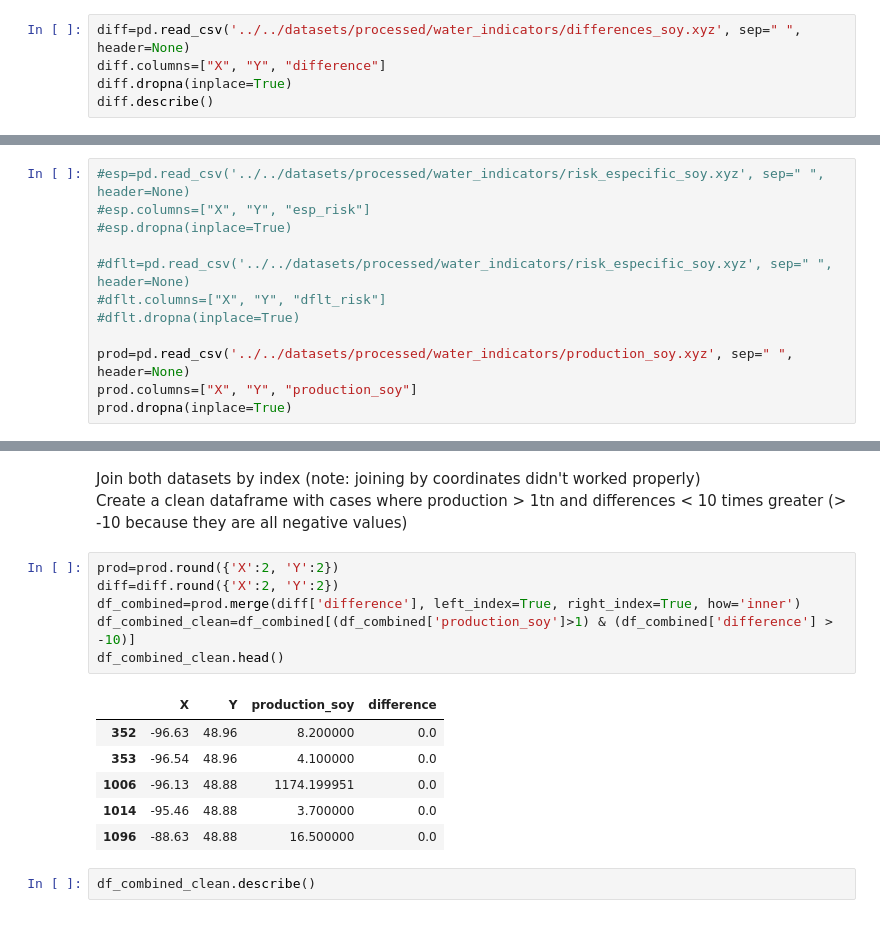
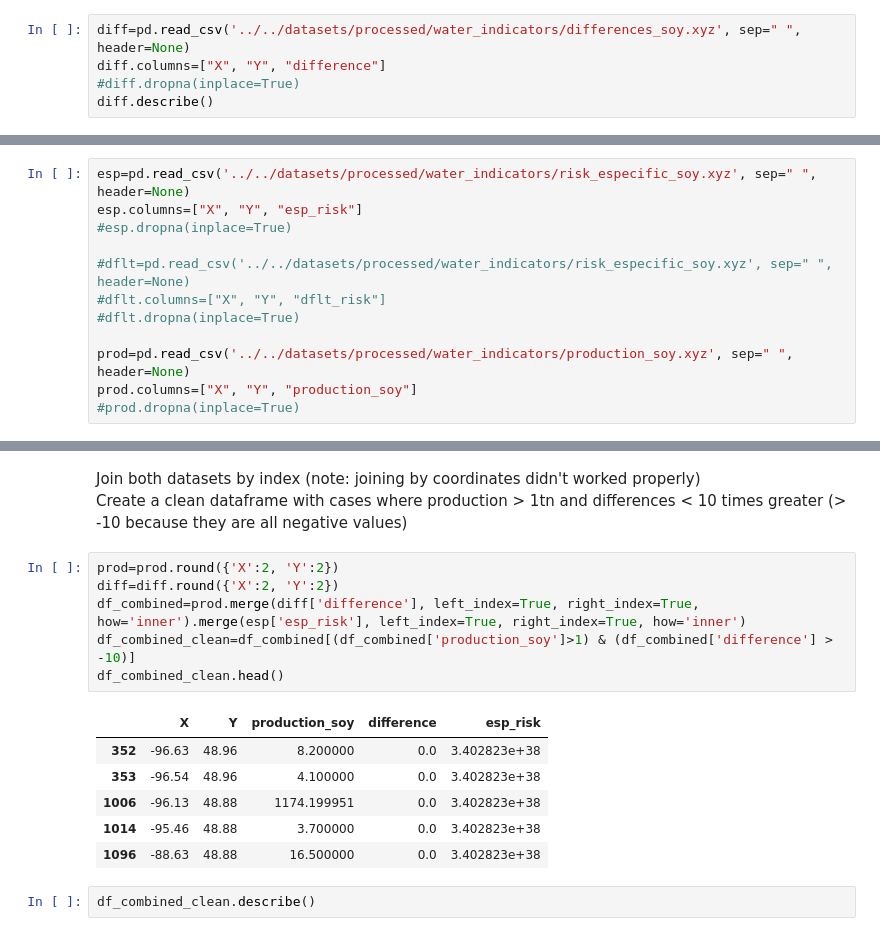
Before and after one commit to Vizzuality/landgriffon, a Jupyter notebook: data/notebooks/Lab/8_Water_risk_test.ipynb, the cells around one changed output, grey strips where cells are left out. Saved outputs shown, nothing was run; the diff lists cells and outputs as text.

```diff
--- a/data/notebooks/Lab/8_Water_risk_test.ipynb
+++ b/data/notebooks/Lab/8_Water_risk_test.ipynb
@@ -254,7 +254,7 @@ Input file size is 4320, 1668
 # %%
 diff=pd.read_csv('../../datasets/processed/water_indicators/differences_soy.xyz', sep=" ", header=None)
 diff.columns=["X", "Y", "difference"]
-diff.dropna(inplace=True)
+#diff.dropna(inplace=True)
 diff.describe()
 # %% [output]
 |  | X | Y | difference |
@@ -309,8 +309,8 @@ Input file size is 4320, 1668
 0...10...20...30...40...50...60...70...80...90...100 - done.
 All done
 # %%
-#esp=pd.read_csv('../../datasets/processed/water_indicators/risk_especific_soy.xyz', sep=" ", header=None)
-#esp.columns=["X", "Y", "esp_risk"]
+esp=pd.read_csv('../../datasets/processed/water_indicators/risk_especific_soy.xyz', sep=" ", header=None)
+esp.columns=["X", "Y", "esp_risk"]
 #esp.dropna(inplace=True)
 
 #dflt=pd.read_csv('../../datasets/processed/water_indicators/risk_especific_soy.xyz', sep=" ", header=None)
@@ -319,7 +319,7 @@ All done
 
 prod=pd.read_csv('../../datasets/processed/water_indicators/production_soy.xyz', sep=" ", header=None)
 prod.columns=["X", "Y", "production_soy"]
-prod.dropna(inplace=True)
+#prod.dropna(inplace=True)
 # %%
 prod[prod['production_soy']>1].describe()
 # %% [output]
@@ -338,16 +338,16 @@ Create a clean dataframe with cases where production > 1tn and differences < 10
 # %%
 prod=prod.round({'X':2, 'Y':2})
 diff=diff.round({'X':2, 'Y':2})
-df_combined=prod.merge(diff['difference'], left_index=True, right_index=True, how='inner')
+df_combined=prod.merge(diff['difference'], left_index=True, right_index=True, how='inner').merge(esp['esp_risk'], left_index=True, right_index=True, how='inner')
 df_combined_clean=df_combined[(df_combined['production_soy']>1) & (df_combined['difference'] > -10)]
 df_combined_clean.head()
 # %% [output]
-|  | X | Y | production_soy | difference |
-| 352 | -96.63 | 48.96 | 8.200000 | 0.0 |
-| 353 | -96.54 | 48.96 | 4.100000 | 0.0 |
-| 1006 | -96.13 | 48.88 | 1174.199951 | 0.0 |
-| 1014 | -95.46 | 48.88 | 3.700000 | 0.0 |
-| 1096 | -88.63 | 48.88 | 16.500000 | 0.0 |
+|  | X | Y | production_soy | difference | esp_risk |
+| 352 | -96.63 | 48.96 | 8.200000 | 0.0 | 3.402823e+38 |
+| 353 | -96.54 | 48.96 | 4.100000 | 0.0 | 3.402823e+38 |
+| 1006 | -96.13 | 48.88 | 1174.199951 | 0.0 | 3.402823e+38 |
+| 1014 | -95.46 | 48.88 | 3.700000 | 0.0 | 3.402823e+38 |
+| 1096 | -88.63 | 48.88 | 16.500000 | 0.0 | 3.402823e+38 |
 # %%
 df_combined_clean.describe()
 # %% [output]
```
Also changed, not shown: parts of 4 cells of this notebook.
